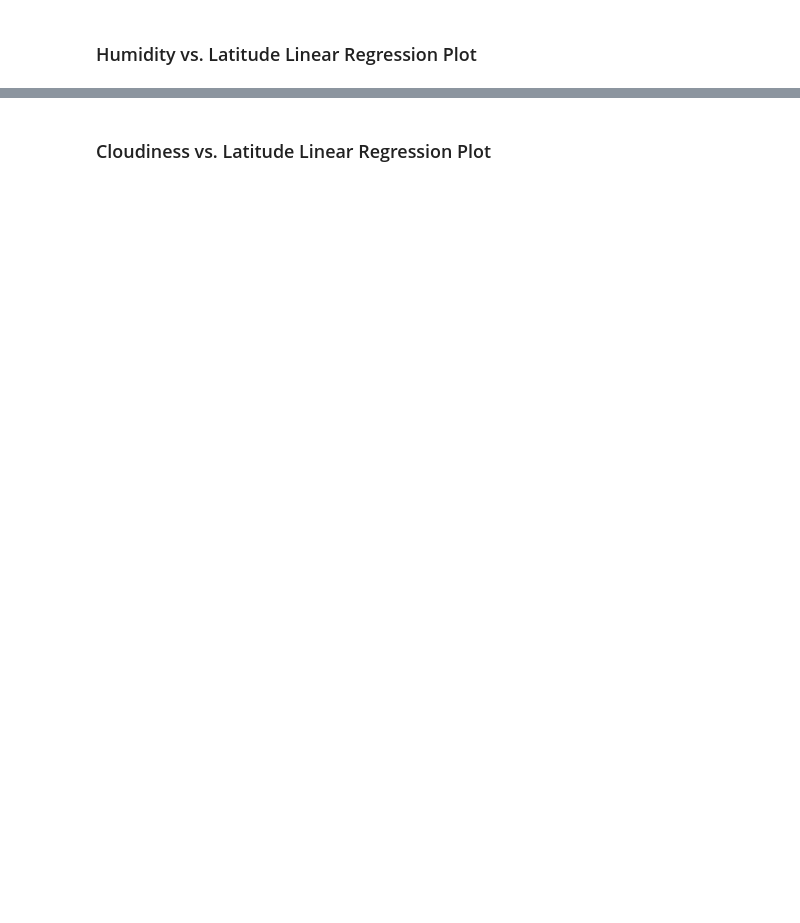
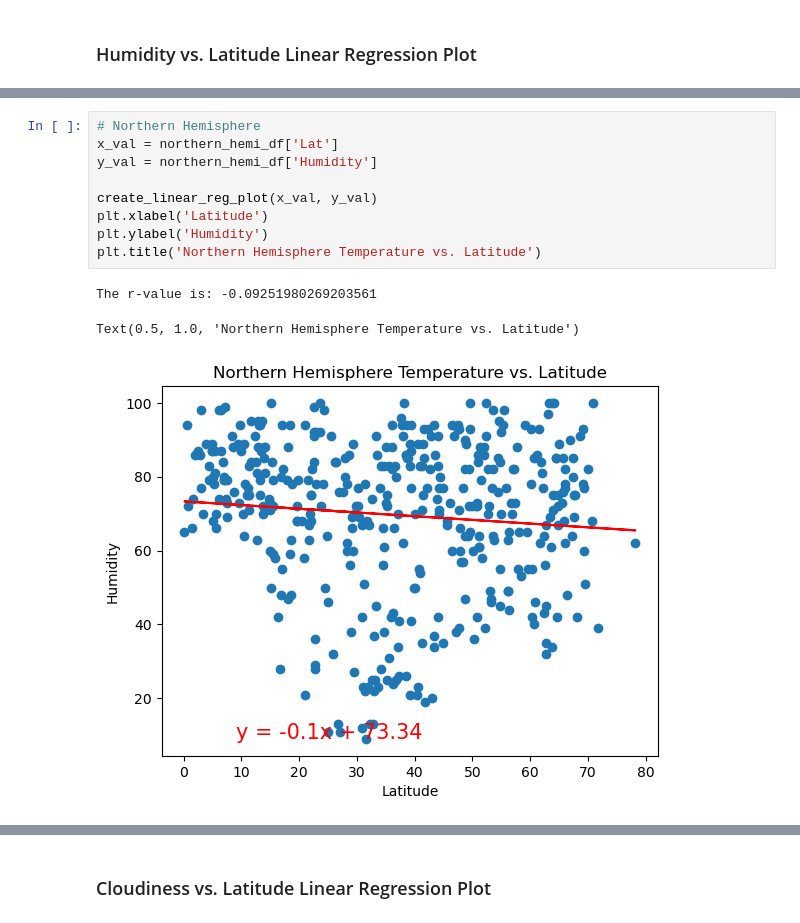
Before and after one commit to gituseraccount1/python-api-challenge, a Jupyter notebook: WeatherPy/WeatherPy.ipynb, the cells around one changed output, grey strips where cells are left out. Drawn from its saved outputs; the diff is of its cells as text; blank space fills up the shorter version.

```diff
--- a/WeatherPy/WeatherPy.ipynb
+++ b/WeatherPy/WeatherPy.ipynb
@@ -333,0 +335,13 @@ The r-value is: -0.6709468760340334
+# %%
+# Northern Hemisphere
+x_val = northern_hemi_df['Lat']
+y_val = northern_hemi_df['Humidity']
+
+create_linear_reg_plot(x_val, y_val)
+plt.xlabel('Latitude')
+plt.ylabel('Humidity')
+plt.title('Northern Hemisphere Temperature vs. Latitude')
+# %% [output]
+The r-value is: -0.09251980269203561
+Text(0.5, 1.0, 'Northern Hemisphere Temperature vs. Latitude')
+[figure, added]
```
Also changed, not shown: parts of 22 cells of this notebook, 2 other files.
